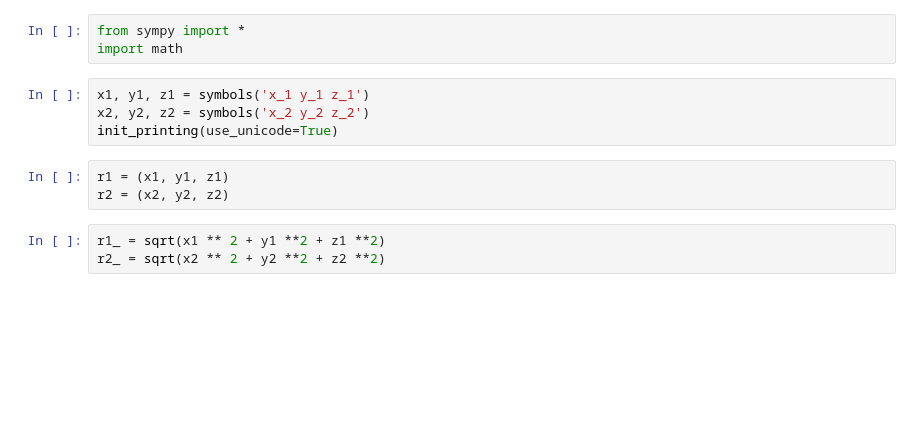
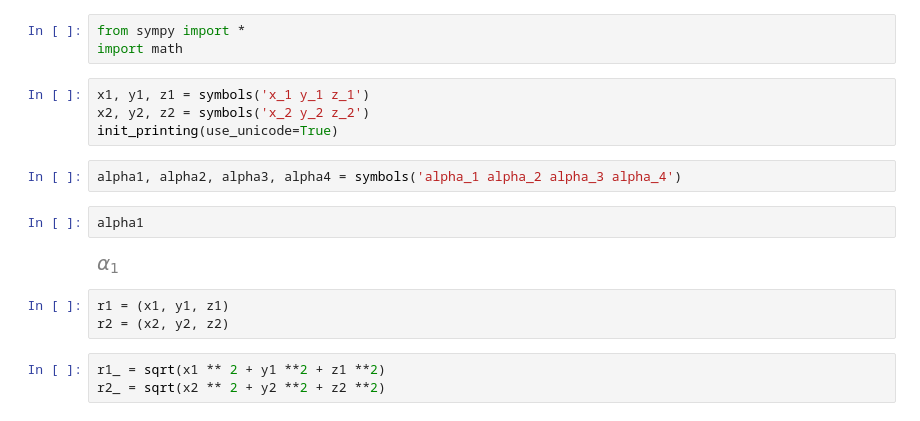
Before and after one commit to Parvfect/QVMC, a Jupyter notebook: helium_analytical.ipynb, the cells around one changed output. Drawn from its saved outputs; the diff is of its cells as text; blank space fills up the shorter version.

```diff
--- a/helium_analytical.ipynb
+++ b/helium_analytical.ipynb
@@ -140,6 +136,12 @@ import math
 x1, y1, z1 = symbols('x_1 y_1 z_1')
 x2, y2, z2 = symbols('x_2 y_2 z_2')
 init_printing(use_unicode=True)
+# %%
+alpha1, alpha2, alpha3, alpha4 = symbols('alpha_1 alpha_2 alpha_3 alpha_4')
+# %%
+alpha1
+# %% [output]
+[figure, added]
 # %%
 r1 = (x1, y1, z1)
 r2 = (x2, y2, z2)
```
Also changed, not shown: parts of 12 cells of this notebook, 2 other files.
